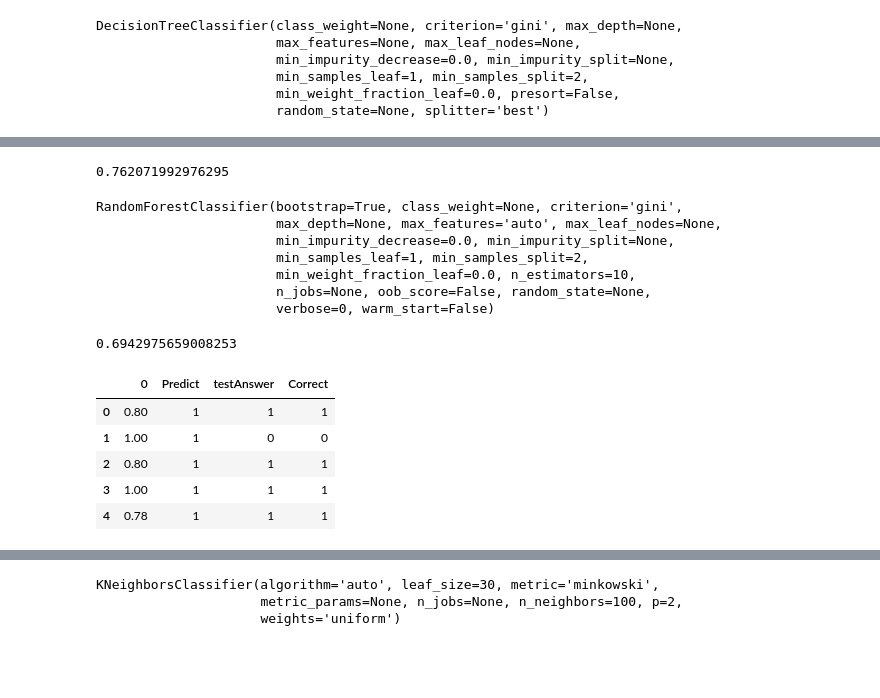
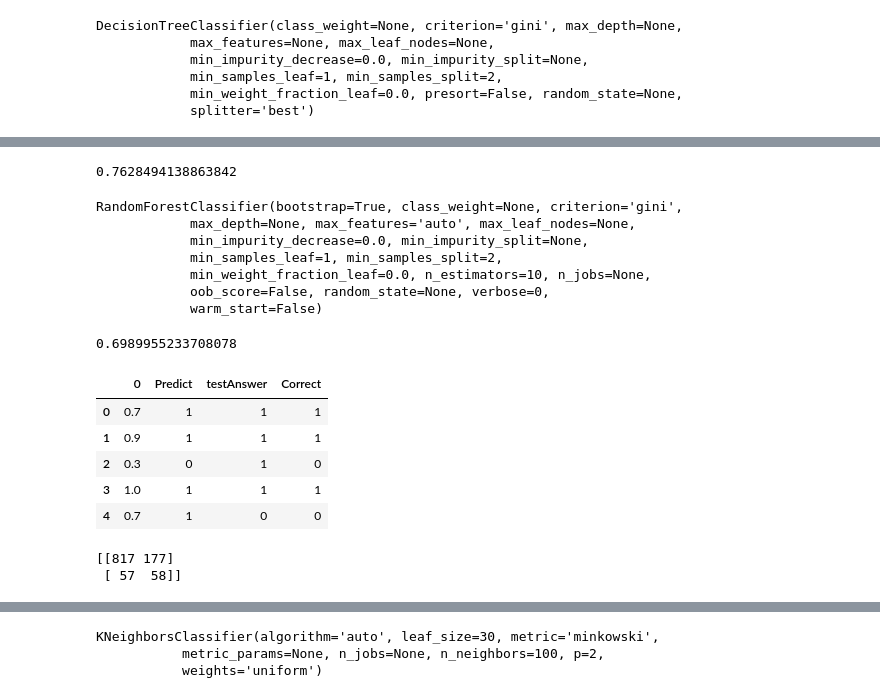
Before and after one commit to jzhan2543/fall19ml-moviepredictions, a Jupyter notebook: movie_notebook.ipynb, the cells around one changed output, grey strips where cells are left out. Saved outputs shown, nothing was run; the diff lists cells and outputs as text; code cells hidden in the pictures; blank space fills up the shorter version.

Commit message:
added confusion matrix graphs for each algorithm

```diff
--- a/movie_notebook.ipynb
+++ b/movie_notebook.ipynb
@@ -502,7 +502,7 @@ print(len(test))
 # %%
 #heres the decision tree
 from sklearn.tree import DecisionTreeClassifier
-clf = DecisionTreeClassifier()
-clf.fit(X_train, Y_train)
+dtc = DecisionTreeClassifier()
+dtc.fit(X_train, Y_train)
 # %% [output]
 DecisionTreeClassifier(class_weight=None, criterion='gini', max_depth=None,
@@ -538,13 +555,13 @@ Dec_result.head()
 # %%
 #test Data set - score
-Dec_result['Correct'].mean()
+dtcResults['Correct'].mean()
 # %% [output]
-0.762071992976295
+0.7628494138863842
 # %%
 #heres a random forest tree model
 from sklearn.ensemble import RandomForestClassifier
 
-Rfclf = RandomForestClassifier()
-Rfclf.fit(X_train, Y_train)
+randofor = RandomForestClassifier()
+randofor.fit(X_train, Y_train)
 # %% [output]
 RandomForestClassifier(bootstrap=True, class_weight=None, criterion='gini',
@@ -557,22 +574,29 @@ RandomForestClassifier(bootstrap=True, class_weight=None, criterion='gini',
 # %%
 #Random Forest - cross validation score
-c_rf =  cross_val_score(Rfclf, X_train, Y_train, cv=10)
-c_rf.mean()
+cross_val_randofor =  cross_val_score(randofor, X_train, Y_train, cv=10)
+cross_val_randofor.mean()
 # %% [output]
-0.6942975659008253
+0.6989955233708078
 # %%
-result = Rfclf.predict_proba(X_test)[:]
-Rf_result = pd.DataFrame(result[:,1])
-Rf_result['Predict'] = Rf_result[0].map(lambda s: 1 if s >= 0.5  else 0)
-Rf_result['testAnswer'] = pd.DataFrame(test_result)
+result = randofor.predict_proba(X_test)[:]
+randoforResults = pd.DataFrame(result[:,1])
+randoforResults['Predict'] = randoforResults[0].map(lambda s: 1 if s >= 0.6  else 0)
+randoforResults['testAnswer'] = pd.DataFrame(test_result)
 
-Rf_result['Correct'] = np.where((Rf_result['Predict'] == Rf_result['testAnswer'])
+randoforResults['Correct'] = np.where((randoforResults['Predict'] == randoforResults['testAnswer'])
                      , 1, 0)
-Rf_result.head()
+randoforResults.head()
 # %% [output]
 |  | 0 | Predict | testAnswer | Correct |
-| 0 | 0.80 | 1 | 1 | 1 |
-| 1 | 1.00 | 1 | 0 | 0 |
-| 2 | 0.80 | 1 | 1 | 1 |
-| 3 | 1.00 | 1 | 1 | 1 |
-| 4 | 0.78 | 1 | 1 | 1 |
+| 0 | 0.7 | 1 | 1 | 1 |
+| 1 | 0.9 | 1 | 1 | 1 |
+| 2 | 0.3 | 0 | 1 | 0 |
+| 3 | 1.0 | 1 | 1 | 1 |
+| 4 | 0.7 | 1 | 0 | 0 |
+# %%
+from sklearn.metrics import confusion_matrix
+randofor_confusion = confusion_matrix(randoforResults['Predict'], randoforResults['testAnswer'])
+print(randofor_confusion) #Predict 1 and Test 0; Predict 0 and Test 1 #Predict 1 and Test 0; Predict 0 and Test 0
+# %% [output]
+[[817 177]
+ [ 57  58]]
```
Also changed, not shown: parts of 28 cells of this notebook.
